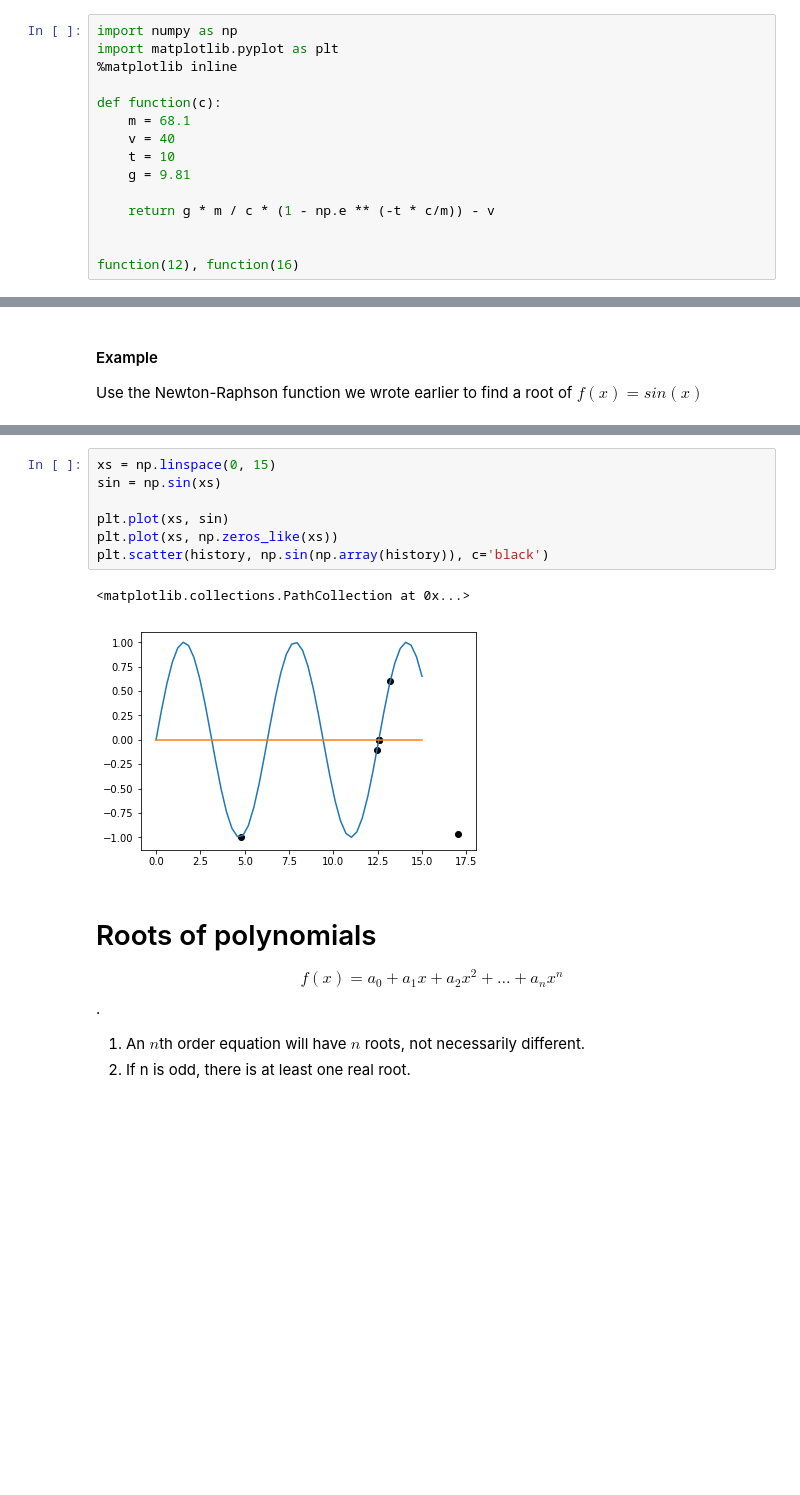
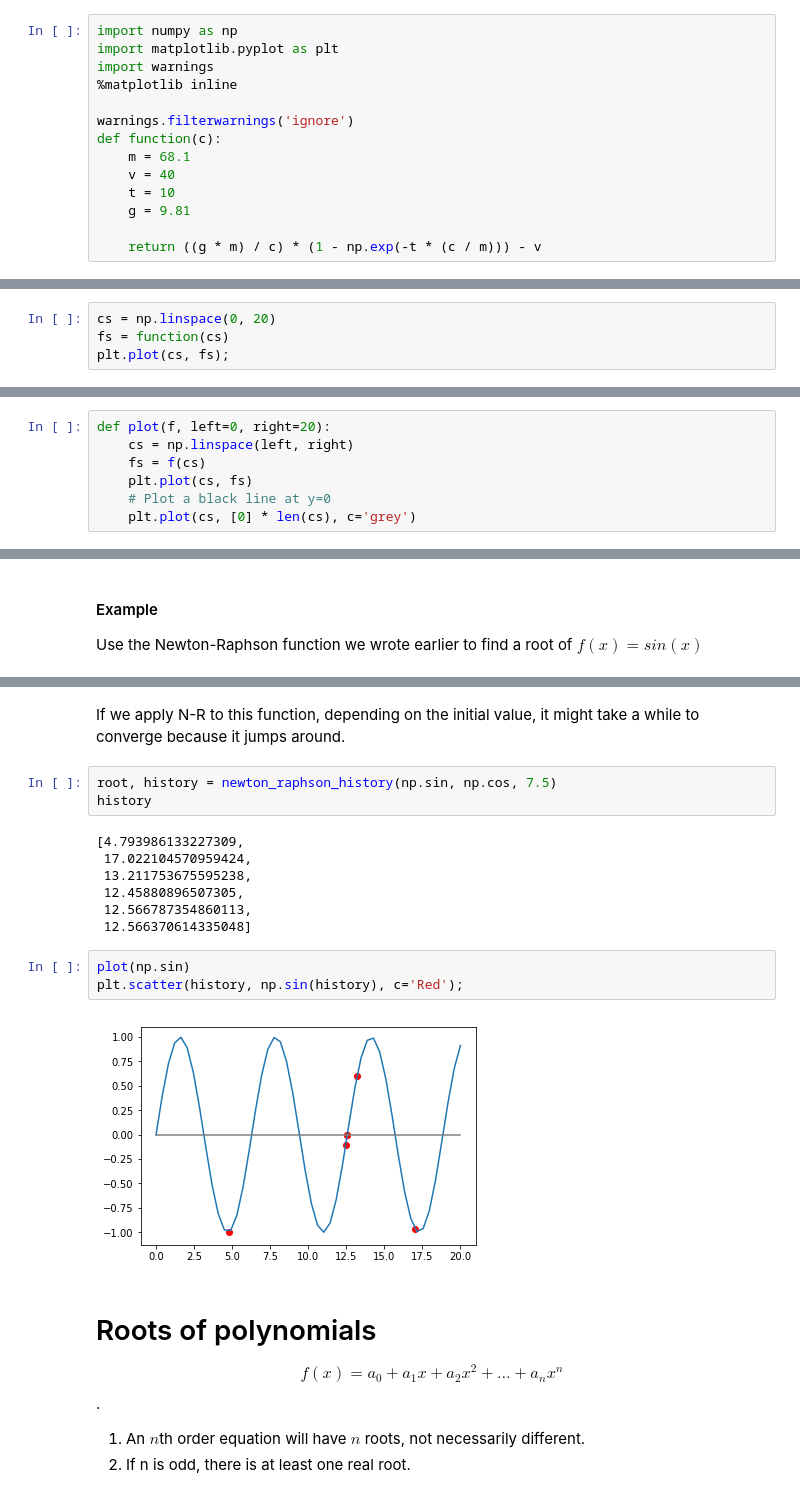
Before and after one commit to danimateos/numerical_methods, a Jupyter notebook: section-02.ipynb, the cells around one changed output, grey strips where cells are left out. Cells and saved outputs as stored; diff of their text form; blank space fills up the shorter version.

```diff
--- a/section-02.ipynb
+++ b/section-02.ipynb
@@ -34,15 +34,14 @@ $$f(c) = \frac{g\cdot m}{c} \{1 - e^{-t(c/m)}\}-v$$
 # %%
 import numpy as np
 import matplotlib.pyplot as plt
+import warnings
 %matplotlib inline
 
+warnings.filterwarnings('ignore')
 def function(c):
     m = 68.1
     v = 40
     t = 10
     g = 9.81
 
-    return g * m / c * (1 - np.e ** (-t * c/m)) - v
-
-
-function(12), function(16)
+    return ((g * m) / c) * (1 - np.exp(-t * (c / m))) - v
@@ -66,0 +50,4 @@ print(function(14.78125))
+# %%
+cs = np.linspace(0, 20)
+fs = function(cs)
+plt.plot(cs, fs);
@@ -66,0 +90,7 @@ print(function(14.78125))
+# %%
+def plot(f, left=0, right=20):
+    cs = np.linspace(left, right)
+    fs = f(cs)
+    plt.plot(cs, fs)
+    # Plot a black line at y=0
+    plt.plot(cs, [0] * len(cs), c='grey')
@@ -232,13 +377,20 @@ history
+# %% [markdown]
+If we apply N-R to this function, depending on the initial value, it might take a while to converge because it jumps around.
+# %%
+root, history = newton_raphson_history(np.sin, np.cos, 7.5)
+history
+# %% [output]
+[4.793986133227309,
+ 17.022104570959424,
+ 13.211753675595238,
+ 12.45880896507305,
+ 12.566787354860113,
+ 12.566370614335048]
 # %%
-xs = np.linspace(0, 15)
-sin = np.sin(xs)
-
-plt.plot(xs, sin)
-plt.plot(xs, np.zeros_like(xs))
-plt.scatter(history, np.sin(np.array(history)), c='black')
+plot(np.sin)
+plt.scatter(history, np.sin(history), c='Red');
 # %% [output]
-<matplotlib.collections.PathCollection at 0x...>
-[figure, old version]
+[figure, new version]
 # %% [markdown]
 # Roots of polynomials
 
```
Also changed, not shown: parts of 52 cells of this notebook.
